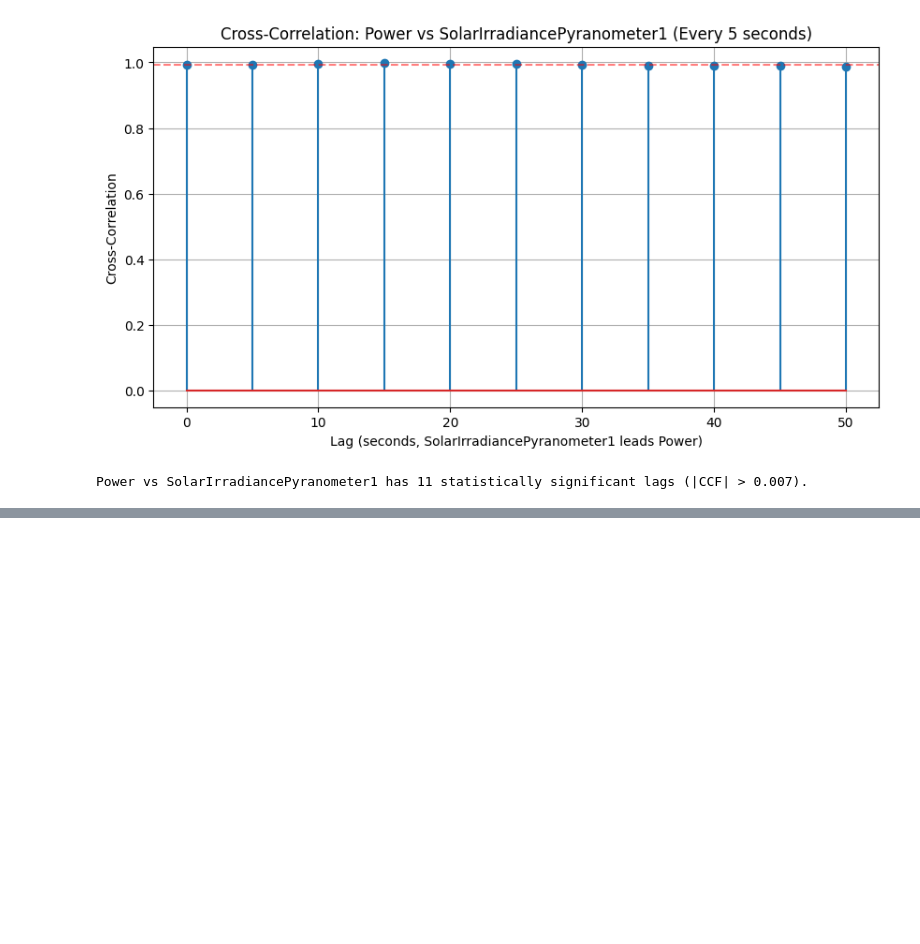
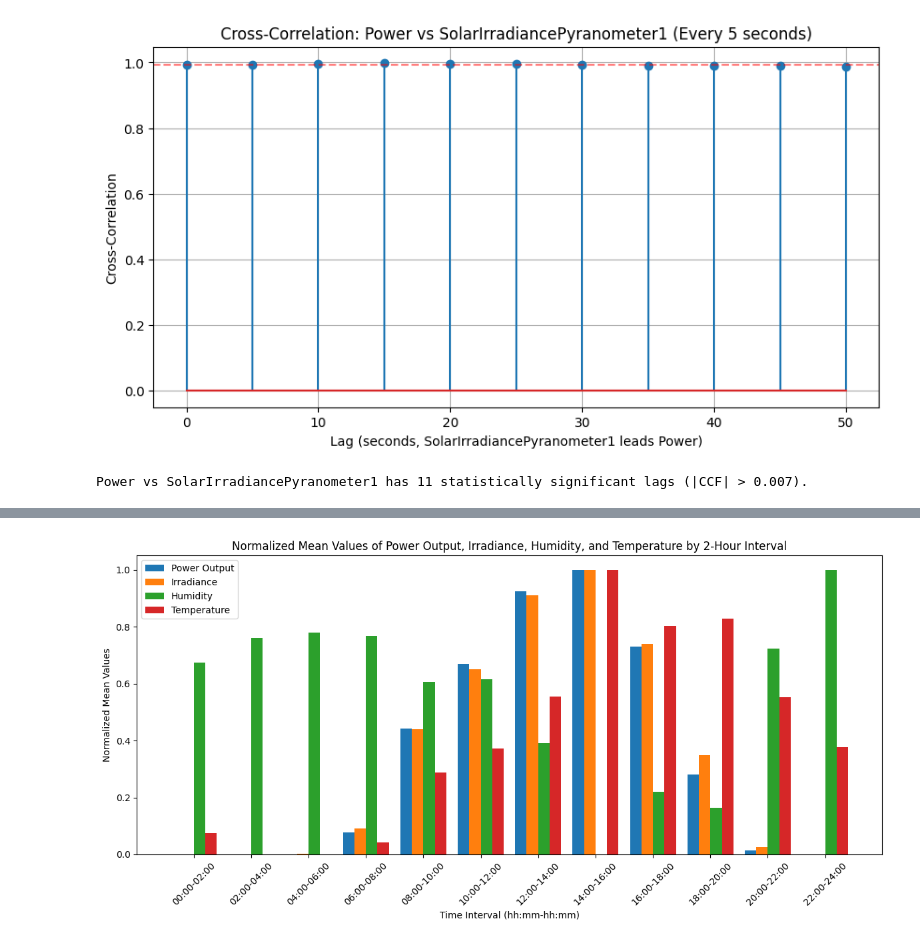
Before and after one commit to lala1408/AI, a Jupyter notebook: SHED/correlation.ipynb, the cells around one changed output, grey strips where cells are left out. Saved outputs shown, nothing was run; the diff lists cells and outputs as text; code cells hidden in the pictures; blank space fills up the shorter version.

```diff
--- a/SHED/correlation.ipynb
+++ b/SHED/correlation.ipynb
@@ -176,0 +276,55 @@ Power vs SolarIrradiancePyranometer1 has 11 statistically significant lags (|CCF
+# %%
+import pandas as pd
+import matplotlib.pyplot as plt
+
+interval = 2 * 3600  # 2 hours in seconds
+
+means_list = []
+
+for start in range(0, 86400, interval):
+    end = start + interval
+    mask = (df.index >= start) & (df.index < end)
+    chunk = df.loc[mask]
+    if len(chunk) < 120:  # Skip intervals with insufficient data
+        continue
+    mean_power = chunk['PV3_C1_AI_P'].mean()
+    mean_irradiance = chunk['WEATHER_STATION_AI_MGATE_SolarIrradiancePyranometer1'].mean()
+    mean_humidity = chunk['WEATHER_STATION_AI_MGATE_Humidity'].mean()
+    mean_temperature = chunk['WEATHER_STATION_AI_MGATE_AmbientTemperature'].mean()
+    interval_label = f"{int(start//3600):02d}:00-{int(end//3600):02d}:00"
+    means_list.append({
+        'interval_label': interval_label,
+        'mean_power': mean_power,
+        'mean_irradiance': mean_irradiance,
+        'mean_humidity': mean_humidity,
+        'mean_temperature': mean_temperature
+    })
+
+means_df = pd.DataFrame(means_list)
+
+# Normalize each variable to [0, 1] using min-max normalization
+for col in ['mean_power', 'mean_irradiance', 'mean_humidity', 'mean_temperature']:
+    min_val = means_df[col].min()
+    max_val = means_df[col].max()
+    means_df[f'normalized_{col}'] = (means_df[col] - min_val) / (max_val - min_val)
+
+# Plot the normalized means
+plt.figure(figsize=(12, 6))
+bar_width = 0.2
+intervals = means_df['interval_label']
+x = range(len(intervals))
+
+plt.bar(x, means_df['normalized_mean_power'], width=bar_width, label='Power Output')
+plt.bar([i + bar_width for i in x], means_df['normalized_mean_irradiance'], width=bar_width, label='Irradiance')
+plt.bar([i + 2*bar_width for i in x], means_df['normalized_mean_humidity'], width=bar_width, label='Humidity')
+plt.bar([i + 3*bar_width for i in x], means_df['normalized_mean_temperature'], width=bar_width, label='Temperature')
+
+plt.xticks([i + 1.5*bar_width for i in x], intervals, rotation=45)
+plt.xlabel('Time Interval (hh:mm-hh:mm)')
+plt.ylabel('Normalized Mean Values')
+plt.title('Normalized Mean Values of Power Output, Irradiance, Humidity, and Temperature by 2-Hour Interval')
+plt.legend()
+plt.tight_layout()
+plt.savefig('plots/normalized_means_plot.png')
+# %% [output]
+[figure, added]
```
Also changed, not shown: parts of 3 cells of this notebook, 2 other files.
